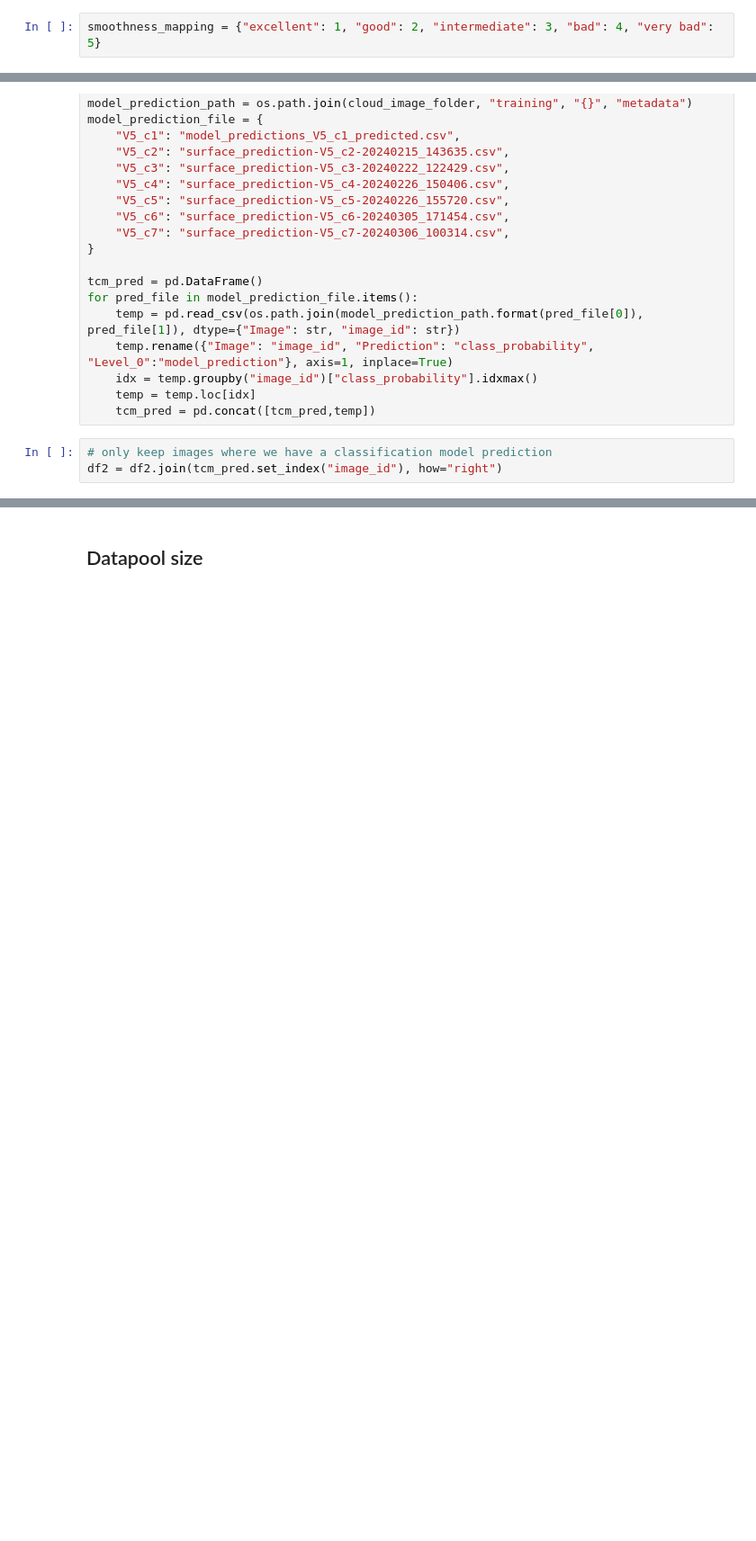
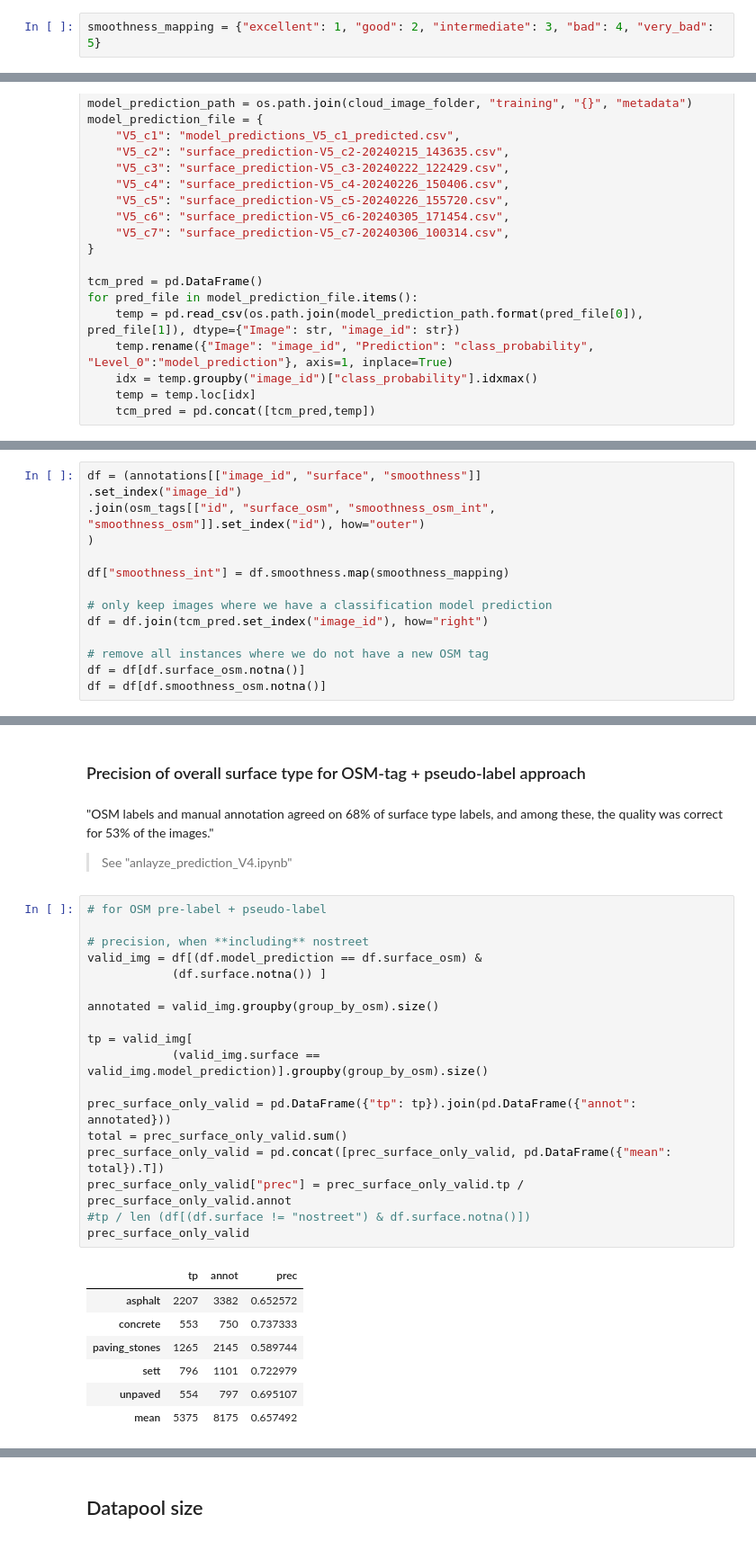
Before and after one commit to SurfaceAI/dataset_creation, a Jupyter notebook: src/scripts/analysis/stats_for_paper.ipynb, the cells around one changed output, grey strips where cells are left out. Shown: that part at 90% size. Saved outputs shown, nothing was run; the diff lists cells and outputs as text; blank space fills up the shorter version.

```diff
--- a/src/scripts/analysis/stats_for_paper.ipynb
+++ b/src/scripts/analysis/stats_for_paper.ipynb
@@ -316,5 +225,5 @@ group_by_osm = ["surface_osm", "smoothness_osm_int", "smoothness_osm"]
 # %%
-smoothness_mapping = {"excellent": 1, "good": 2, "intermediate": 3, "bad": 4, "very bad": 5}
+smoothness_mapping = {"excellent": 1, "good": 2, "intermediate": 3, "bad": 4, "very_bad": 5}
 # %%
 # osm frequency distribution
 osm_tag_counts = pd.read_csv("/Users/alexandra/Nextcloud-HTW/SHARED/SurfaceAI/data/OSM/osm_tag_counts_germany.csv")
@@ -380,6 +274,3 @@ for pred_file in model_prediction_file.items():
     idx = temp.groupby("image_id")["class_probability"].idxmax()
     temp = temp.loc[idx]
     tcm_pred = pd.concat([tcm_pred,temp])
-# %%
-# only keep images where we have a classification model prediction
-df2 = df2.join(tcm_pred.set_index("image_id"), how="right")
@@ -440,0 +277,14 @@ cts
+# %%
+df = (annotations[["image_id", "surface", "smoothness"]]
+.set_index("image_id")
+.join(osm_tags[["id", "surface_osm", "smoothness_osm_int", "smoothness_osm"]].set_index("id"), how="outer")
+)
+
+df["smoothness_int"] = df.smoothness.map(smoothness_mapping)
+
+# only keep images where we have a classification model prediction
+df = df.join(tcm_pred.set_index("image_id"), how="right")
+
+# remove all instances where we do not have a new OSM tag
+df = df[df.surface_osm.notna()]
+df = df[df.smoothness_osm.notna()]
@@ -462,0 +390,31 @@ paving_stones-bad & 0.22 & 1.00 & 3.83 \\
+# %% [markdown]
+### Precision of overall surface type for OSM-tag + pseudo-label approach
+# %% [markdown]
+"OSM labels and manual annotation agreed on 68\% of surface type labels, and among these, the quality was correct for 53\% of the images."
+ > See "anlayze_prediction_V4.ipynb"
+# %%
+# for OSM pre-label + pseudo-label
+
+# precision, when **including** nostreet
+valid_img = df[(df.model_prediction == df.surface_osm) &
+            (df.surface.notna()) ]
+
+annotated = valid_img.groupby(group_by_osm).size()
+
+tp = valid_img[
+            (valid_img.surface == valid_img.model_prediction)].groupby(group_by_osm).size()
+
+prec_surface_only_valid = pd.DataFrame({"tp": tp}).join(pd.DataFrame({"annot": annotated}))
+total = prec_surface_only_valid.sum()
+prec_surface_only_valid = pd.concat([prec_surface_only_valid, pd.DataFrame({"mean": total}).T])
+prec_surface_only_valid["prec"] = prec_surface_only_valid.tp / prec_surface_only_valid.annot
+#tp / len (df[(df.surface != "nostreet") & df.surface.notna()])
+prec_surface_only_valid
+# %% [output]
+|  | tp | annot | prec |
+| asphalt | 2207 | 3382 | 0.652572 |
+| concrete | 553 | 750 | 0.737333 |
+| paving_stones | 1265 | 2145 | 0.589744 |
+| sett | 796 | 1101 | 0.722979 |
+| unpaved | 554 | 797 | 0.695107 |
+| mean | 5375 | 8175 | 0.657492 |
```
Also changed, not shown: parts of 56 cells of this notebook, 6 other files.
